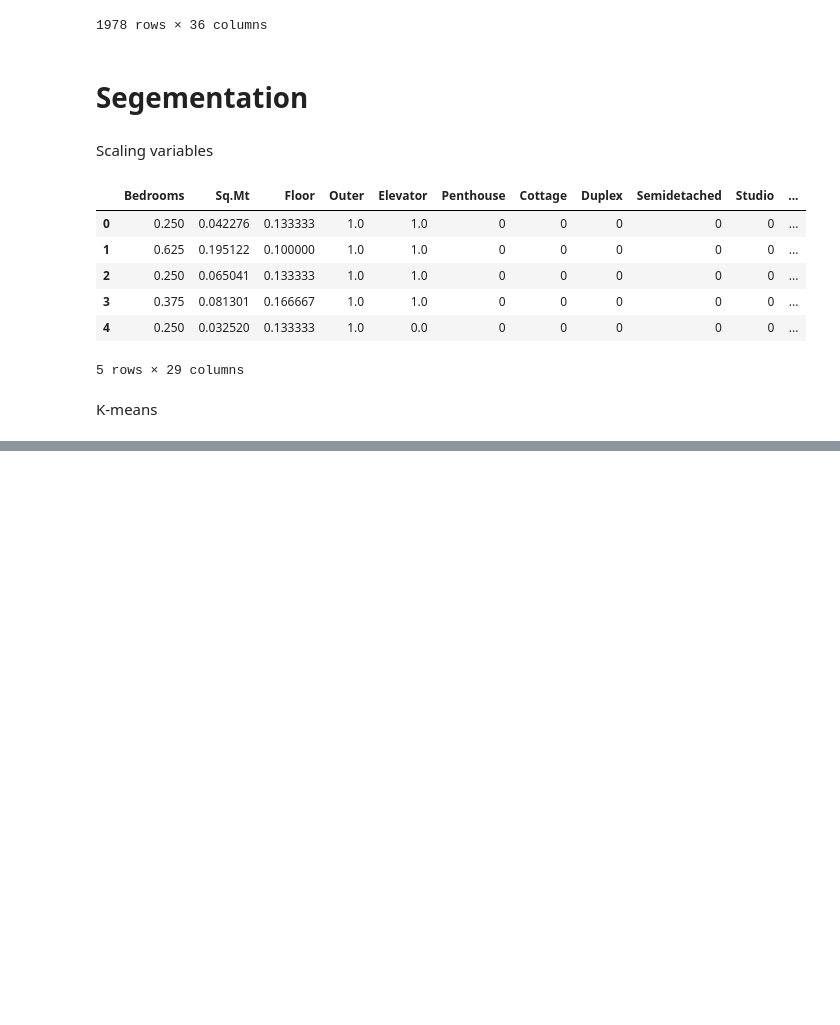
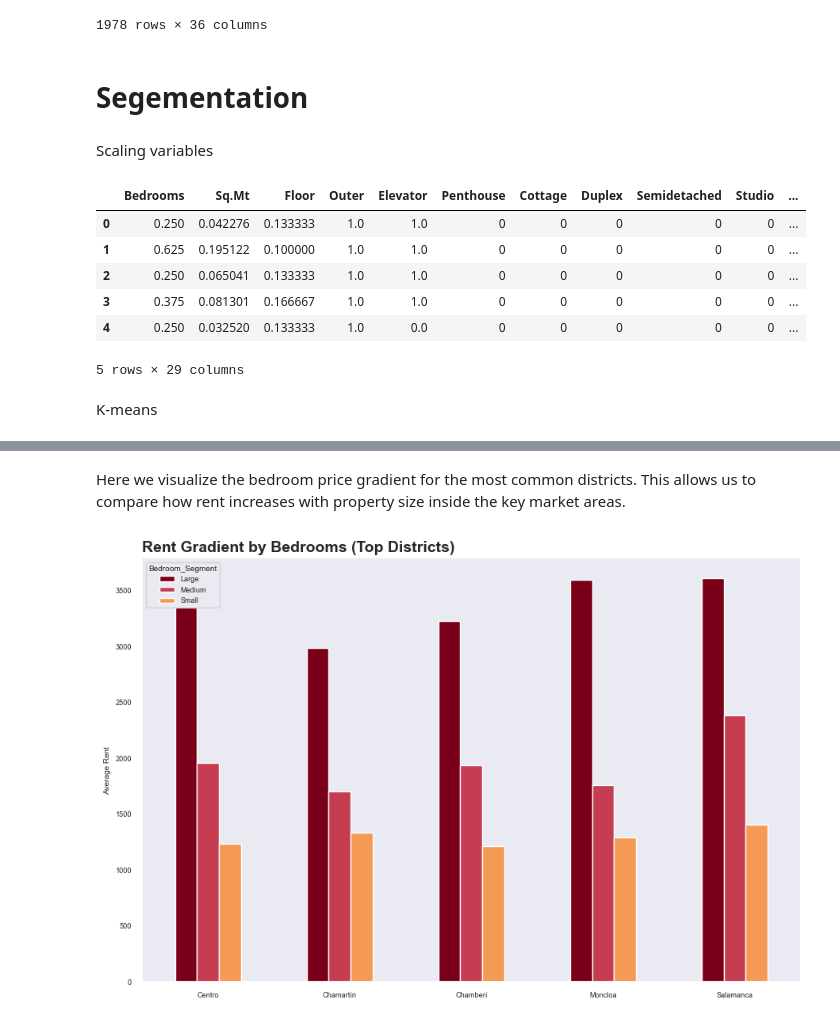
Before and after one commit to JJR9903/IE-MBDS-ML-1-group-project, a Jupyter notebook: notebooks/Group project.ipynb, the cells around one changed output, grey strips where cells are left out. Cells and saved outputs as stored; diff of their text form; code cells hidden in the pictures; blank space fills up the shorter version.

```diff
--- a/notebooks/Group project.ipynb
+++ b/notebooks/Group project.ipynb
@@ -721,0 +970,12 @@ df.loc[df.cluster==5].describe()
+# %%
+def bedroom_segment(bedrooms):
+    if bedrooms <= 1:
+        return 'Small'
+    elif bedrooms == 2:
+        return 'Medium'
+    else:
+        return 'Large'
+
+df['Bedroom_Segment'] = df['Bedrooms'].apply(bedroom_segment)
+
+df['Bedroom_Segment'].value_counts()
@@ -721,0 +990,4 @@ df.loc[df.cluster==5].describe()
+# %%
+df['District_Bedroom_Segment'] = (df['District_Segment'] + ' - ' + df['Bedroom_Segment'])
+
+df['District_Bedroom_Segment'].value_counts()
@@ -721,0 +1059,42 @@ df.loc[df.cluster==5].describe()
+# %% [markdown]
+Here we visualize the bedroom price gradient for the most common districts. This allows us to compare how rent increases with property size inside the key market areas.
+# %%
+import matplotlib.pyplot as plt
+
+# Custom palette (ordered Small → Medium → Large)
+custom_colors = ['#7A0019', '#C63D52', '#F59A54']
+
+top_districts = df['District'].value_counts().head(5).index
+subset = df[df['District'].isin(top_districts)]
+
+gradient_plot = (subset.groupby(['District', 'Bedroom_Segment'])['Rent'].mean().unstack())
+
+fig, ax = plt.subplots(figsize=(9,6))
+
+# Plot with custom colors
+gradient_plot.plot(
+    kind='bar',
+    ax=ax,
+    color=custom_colors
+)
+
+# Remove all grid lines
+ax.grid(False)
+
+# Clean spines
+ax.spines['top'].set_visible(False)
+ax.spines['right'].set_visible(False)
+
+# Title
+ax.set_title('Rent Gradient by Bedrooms (Top Districts)', loc='left', fontsize=14, weight='bold')
+
+# Horizontal labels
+plt.xticks(rotation=0)
+
+ax.set_ylabel('Average Rent')
+ax.set_xlabel('')
+
+plt.tight_layout()
+plt.show()
+# %% [output]
+[figure, added]
```
Also changed, not shown: parts of 42 cells of this notebook.
